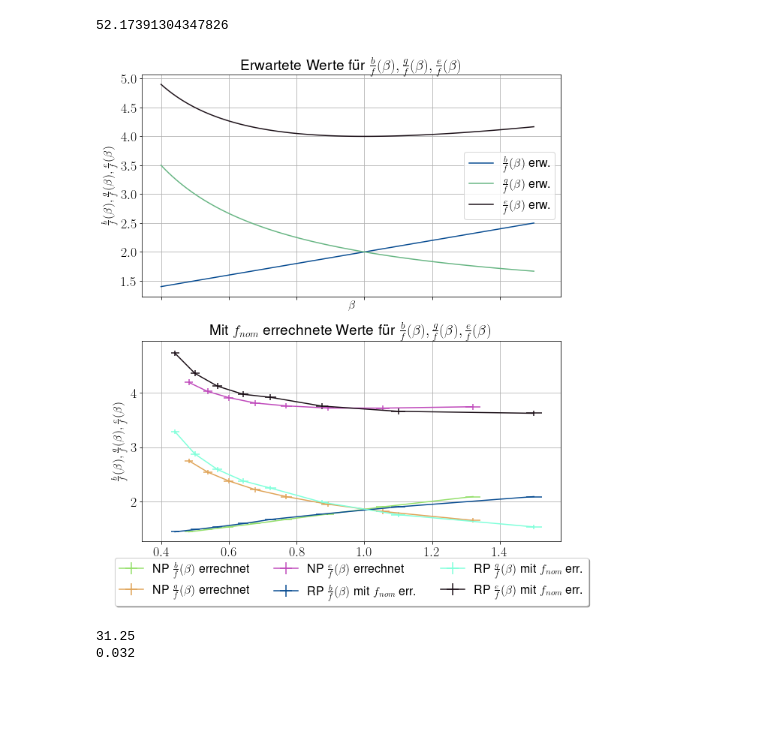
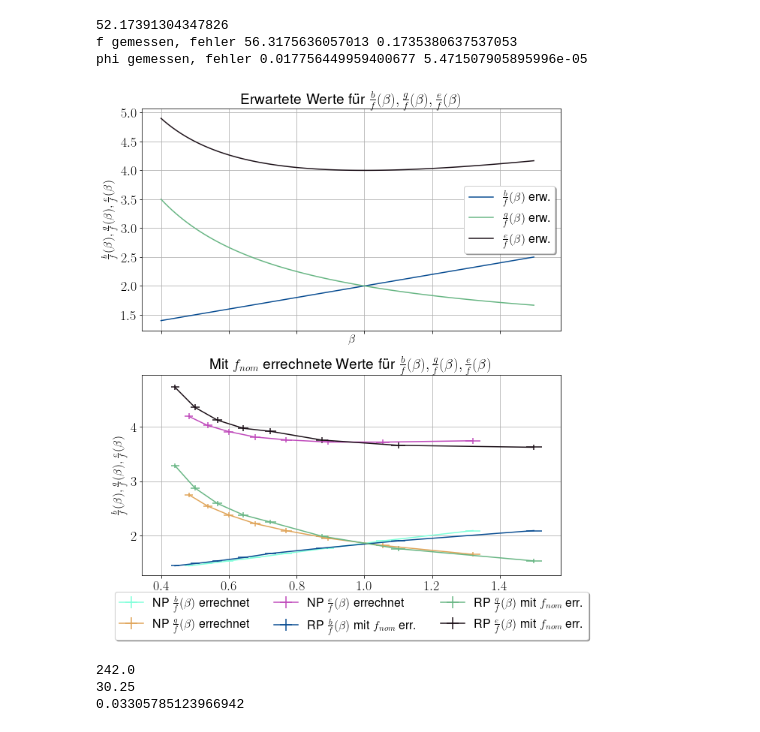
Before and after one commit to AP1ACC/V1, a Jupyter notebook: V70/V70.ipynb, the cells around one changed output. Drawn from its saved outputs; the diff is of its cells as text; code cells hidden in the pictures; blank space fills up the shorter version.

```diff
--- a/V70/V70.ipynb
+++ b/V70/V70.ipynb
@@ -289,7 +298,7 @@ ax1.tick_params(axis='both', which='minor', labelsize=16)
 
 # NORMALE LINSEN
 ax0.errorbar(beta_gem_2_unv, bf_nom_2_unv, xerr=beta_gem_2_unv_f, yerr=bf_nom_2_unv_f,
-             color='#95E06C', label=r'NP $\frac{b}{f}(\beta)$ errechnet')
+             color='#80ffdb', label=r'NP $\frac{b}{f}(\beta)$ errechnet')
 ax0.errorbar(beta_gem_2_unv, gf_nom_2_unv, xerr=beta_gem_2_unv_f, yerr=gf_nom_2_unv_f,
              color='#E0A458', label=r'NP $\frac{g}{f}(\beta)$ errechnet')
 ax0.errorbar(beta_gem_2_unv, ef_nom_2_unv, xerr=beta_gem_2_unv_f, yerr=ef_nom_2_unv_f,
@@ -300,7 +309,7 @@ ax0.errorbar(beta_gem_2_unv, ef_nom_2_unv, xerr=beta_gem_2_unv_f, yerr=ef_nom_2_
 ax0.errorbar(beta_gem_2_ver, bf_nom_2_ver, xerr=beta_gem_2_ver_f, yerr=bf_nom_2_ver_f,
              color='#094D92', label=r'RP $\frac{b}{f}(\beta)$ mit $f_{nom}$ err.')
 ax0.errorbar(beta_gem_2_ver, gf_nom_2_ver, xerr=beta_gem_2_ver_f, yerr=gf_nom_2_ver_f,
-             color='#80ffdb', label=r'RP $\frac{g}{f}(\beta)$ mit $f_{nom}$ err.')
+             color='#68B684', label=r'RP $\frac{g}{f}(\beta)$ mit $f_{nom}$ err.')
 ax0.errorbar(beta_gem_2_ver, ef_nom_2_ver, xerr=beta_gem_2_ver_f, yerr=ef_nom_2_ver_f,
              color='#1C1018', label=r'RP $\frac{e}{f}(\beta)$ mit $f_{nom}$ err.')
 
@@ -308,35 +317,44 @@ ax0.errorbar(beta_gem_2_ver, ef_nom_2_ver, xerr=beta_gem_2_ver_f, yerr=ef_nom_2_
 ax0.set(xlabel=r'$\beta$', ylabel=r'$\frac{b}{f}(\beta), \frac{g}{f}(\beta), \frac{e}{f}(\beta)$',
        title=r'Mit $f_{nom}$ errechnete Werte für $\frac{b}{f}(\beta), \frac{g}{f}(\beta), \frac{e}{f}(\beta)$')
 # Shrink current axis's height by 10% on the bottom
 box = ax0.get_position()
 ax0.set_position([box.x0, box.y0 + box.height * 0.1,
                  box.width, box.height * 0.9])
 
 # Put a legend below current axis
 ax0.legend(loc='upper center', bbox_to_anchor=(0.5, -0.05),
           fancybox=True, shadow=True, ncol=3)
 
 ax0.grid()
 
 # ERWARTETE WERTE
 beta_rech = np.linspace(0.4, 1.5, 100)
 gf_rech = 1+beta_rech**(-1)
 bf_rech = beta_rech +1
 ef_rech = 2+ beta_rech+ beta_rech**(-1)
 
 ax1.plot(beta_rech, bf_rech, color='#094D92', label=r'$\frac{b}{f}(\beta)$ erw.')
 ax1.plot(beta_rech, gf_rech, color='#68B684', label=r'$\frac{g}{f}(\beta)$ erw.')
 ax1.plot(beta_rech, ef_rech, color='#1C1018', label=r'$\frac{e}{f}(\beta)$ erw.')
 
 ax1.set(xlabel=r'$\beta$', ylabel=r'$\frac{b}{f}(\beta), \frac{g}{f}(\beta), \frac{e}{f}(\beta)$',
        title=r'Erwartete Werte für $\frac{b}{f}(\beta), \frac{g}{f}(\beta), \frac{e}{f}(\beta)$')
-ax1.legend()
+ax1.legend(fancybox=True, shadow=True)
 ax1.grid()
 
 fig.savefig("VT2Vergleich.svg")
+
+f_gem_2 = am((g_gem_2/((e_gem_2_unv+e_gem_2_unv)/2))*(((e_gem_2_unv+e_gem_2_unv)/2)-g_gem_2))
+f_gem_2_f = stu((g_gem_2/((e_gem_2_unv+e_gem_2_unv)/2))*(((e_gem_2_unv+e_gem_2_unv)/2)-g_gem_2))
+phi_gem_2 = 1/f_gem_2
+phi_gem_2_f = phi_gem_2*(f_gem_2_f/f_gem_2)
+print('f gemessen, fehler',f_gem_2, f_gem_2_f)
+print('phi gemessen, fehler', phi_gem_2, phi_gem_2_f)
 # %% [output]
 52.17391304347826
+f gemessen, fehler 56.3175636057013 0.1735380637537053
+phi gemessen, fehler 0.017756449959400677 5.471507905895996e-05
-[figure, old version]
+[figure, new version]
 # %%
 # Gemessene Werte Versuchteil 3
 g_gem_3 = np.array([400,410,420,430,440,450,460,470])  - pos_dia
@@ -347,13 +383,18 @@ Bg_gem_3_ver = np.array([8,7,6,6,6,5,5,5])
 # %%
 # Gemessene Werte Versuchteil 4
 f_4 = 250
-f_gem_4_blau = 438
-f_gem_4_rot = 446
+f_gem_4_blau = 438-200
+f_gem_4_blau_f = 2
+f_gem_4_rot = 446-200
+f_gem_4_rot_f = 2
 
-nue = f_4/(f_gem_4_rot-f_gem_4_blau)
+nue = am([f_gem_4_blau,f_gem_4_rot])/(f_gem_4_rot-f_gem_4_blau)
+nue_f = 2
 
+print(am([f_gem_4_blau,f_gem_4_rot]))
 print(nue)
 print(1/nue)
 # %% [output]
-31.25
-0.032
+242.0
+30.25
+0.03305785123966942
```
Also changed, not shown: parts of 3 cells of this notebook, 2 other files.
